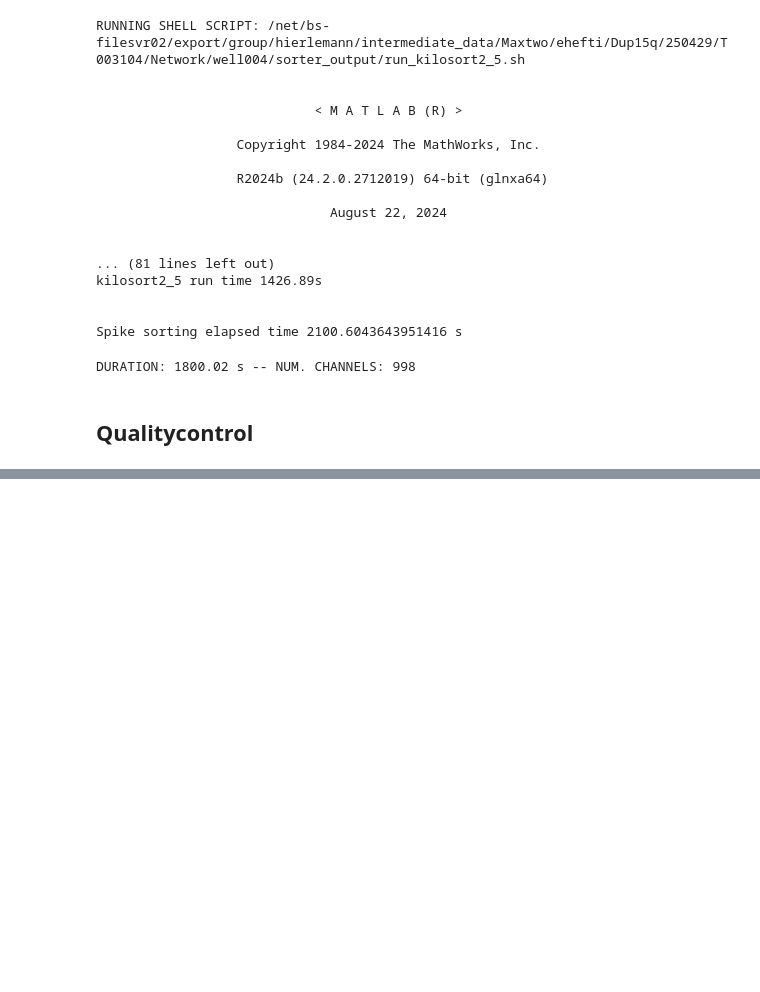
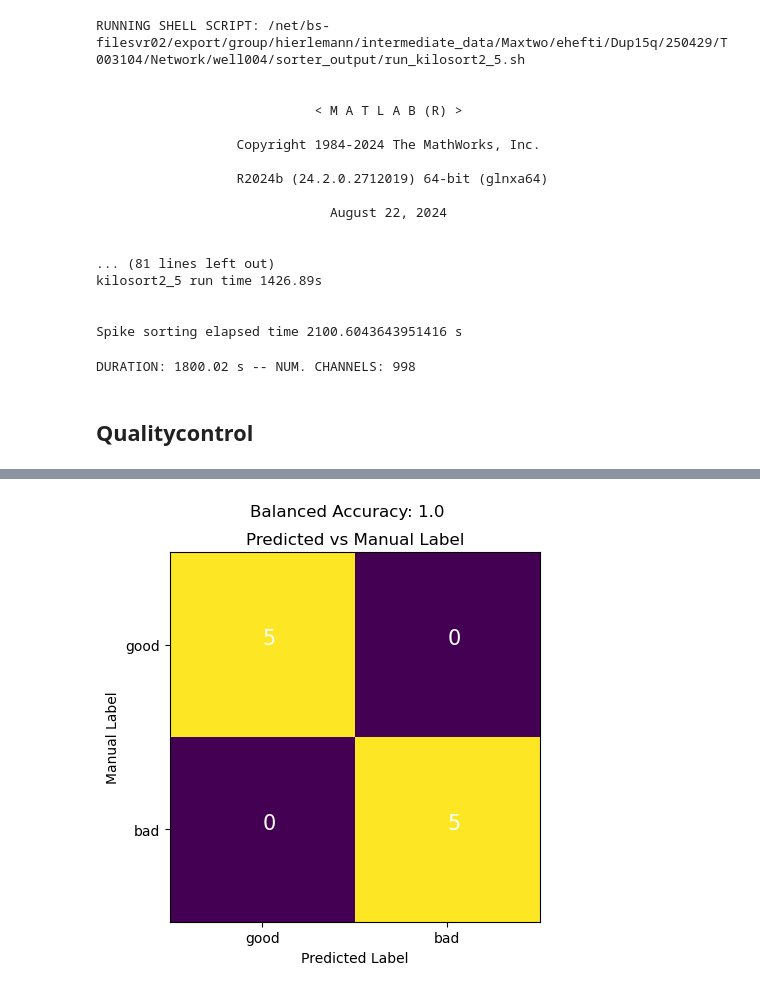
Before and after one commit to EHefti/DPQC, a Jupyter notebook: DPQC_Pipeline.ipynb, the cells around one changed output, grey strips where cells are left out. Drawn from its saved outputs; the diff is of its cells as text; code cells hidden in the pictures; blank space fills up the shorter version.

```diff
--- a/DPQC_Pipeline.ipynb
+++ b/DPQC_Pipeline.ipynb
@@ -191,0 +253,23 @@ trainer = train_model(
+# %%
+from sklearn.metrics import confusion_matrix, balanced_accuracy_score
+
+label_conversion = model_info['label_conversion']
+predictions = labels_and_probababilities['prediction']
+
+conf_matrix = confusion_matrix(manual_labels, predictions)
+
+# Calculate balanced accuracy for the confusion matrix
+balanced_accuracy = balanced_accuracy_score(manual_labels, predictions)
+
+plt.imshow(conf_matrix)
+for (index, value) in np.ndenumerate(conf_matrix):
+    plt.annotate( str(value), xy=index, color="white", fontsize="15")
+plt.xlabel('Predicted Label')
+plt.ylabel('Manual Label')
+plt.xticks(ticks = [0, 1], labels = list(label_conversion.values()))
+plt.yticks(ticks = [0, 1], labels = list(label_conversion.values()))
+plt.title('Predicted vs Manual Label')
+plt.suptitle(f"Balanced Accuracy: {balanced_accuracy}")
+plt.show()
+# %% [output]
+[figure, added]
```
Also changed, not shown: parts of 5 cells of this notebook, 5 other files.
